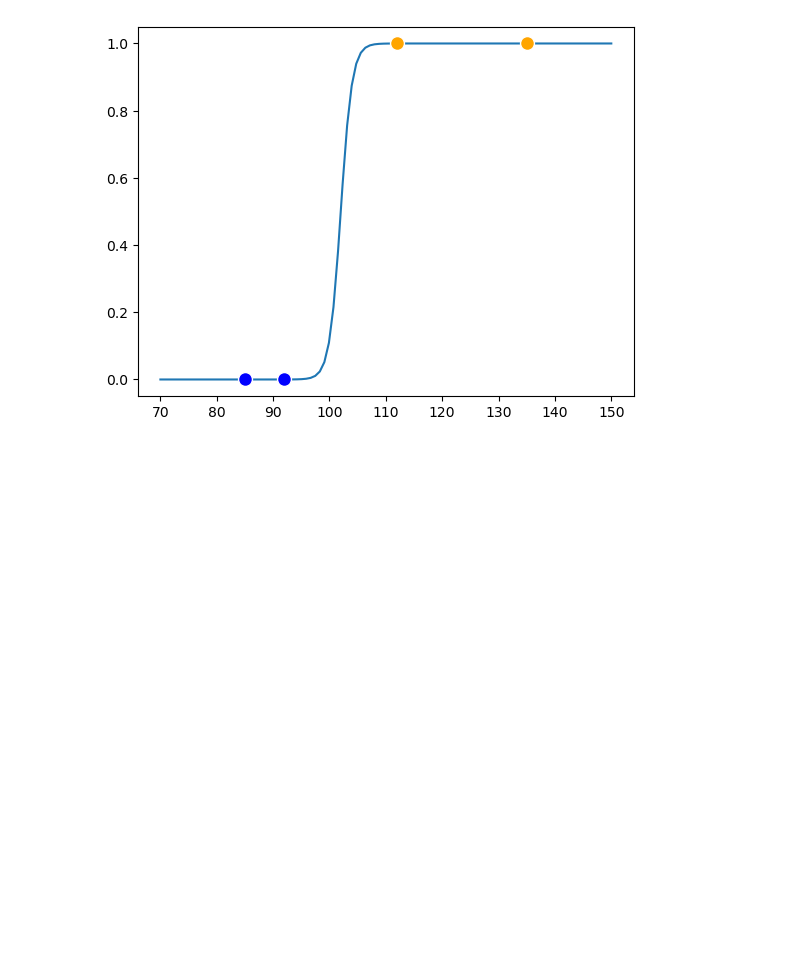
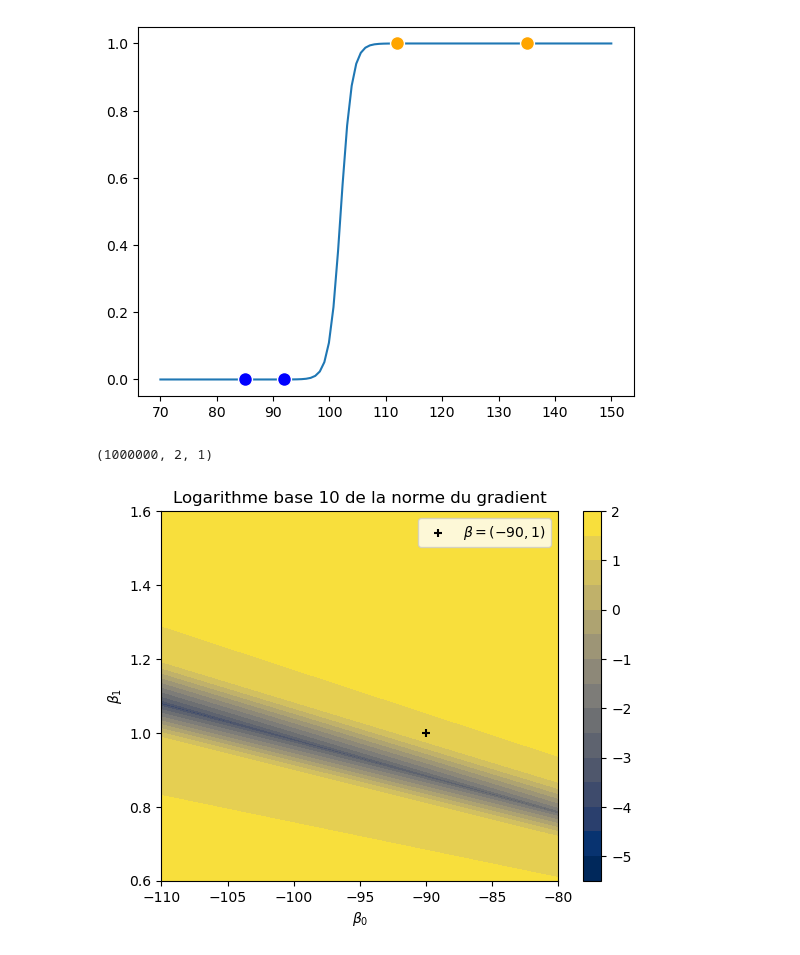
Before and after one commit to ccampguilhem/KMAXPP05, a Jupyter notebook: 2026/TD/TD-02/TD-02-notebook.ipynb, the cells around one changed output. Cells and saved outputs as stored; diff of their text form; code cells hidden in the pictures; blank space fills up the shorter version.

```diff
--- a/2026/TD/TD-02/TD-02-notebook.ipynb
+++ b/2026/TD/TD-02/TD-02-notebook.ipynb
@@ -100,0 +110,23 @@ plt.scatter(X[X<102], Y[X<102], color="blue", zorder=10, edgecolor="w", s=100);
+# %%
+beta = np.stack((beta_0.ravel(), beta_1.ravel())).T
+beta = beta[:,:,None]
+# %%
+f = gradient_vect(X_tilde, Y)
+# %%
+nabla = f(beta)
+nabla.shape
+# %% [output]
+(1000000, 2, 1)
+# %%
+nabla_n = np.sqrt(np.sum(nabla**2, axis=1)).squeeze().reshape((size, size))
+# %%
+cf = plt.contourf(beta_0, beta_1, np.log10(nabla_n), levels=16, cmap="cividis")
+# plt.xlabel("")
+plt.scatter([-90.], [1.0], marker="+", label=r"$\beta = (-90, 1)$", color="k");
+plt.xlabel(r"$\beta_0$")
+plt.ylabel(r"$\beta_1$")
+plt.title(r"Logarithme base 10 de la norme du gradient")
+plt.legend();
+plt.colorbar(cf);
+# %% [output]
+[figure, added]
```
Also changed, not shown: parts of 2 cells of this notebook, 3 other files.
